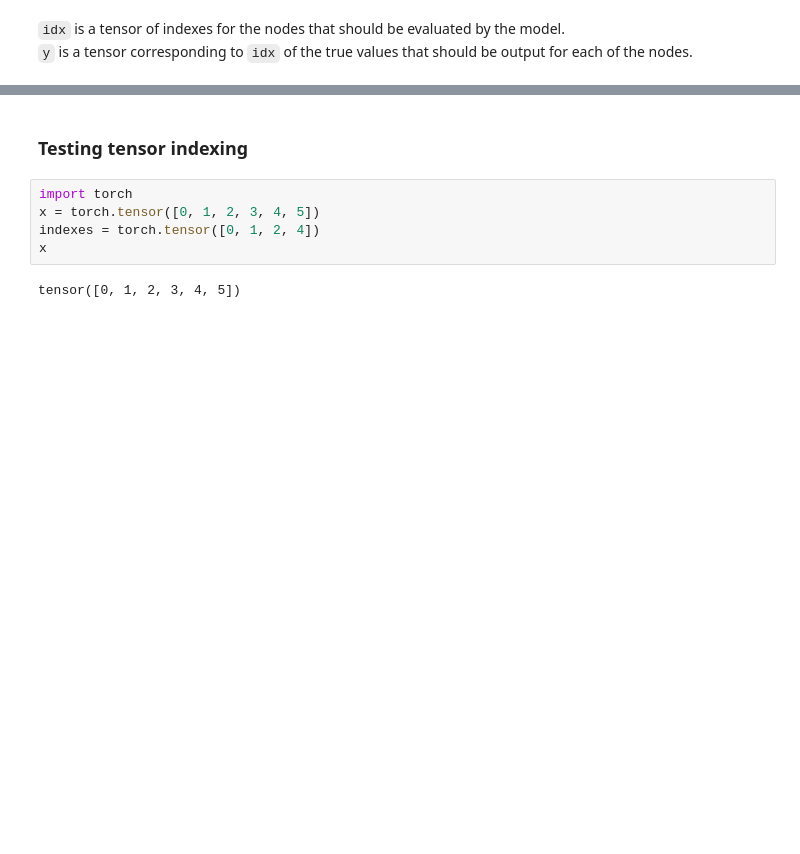
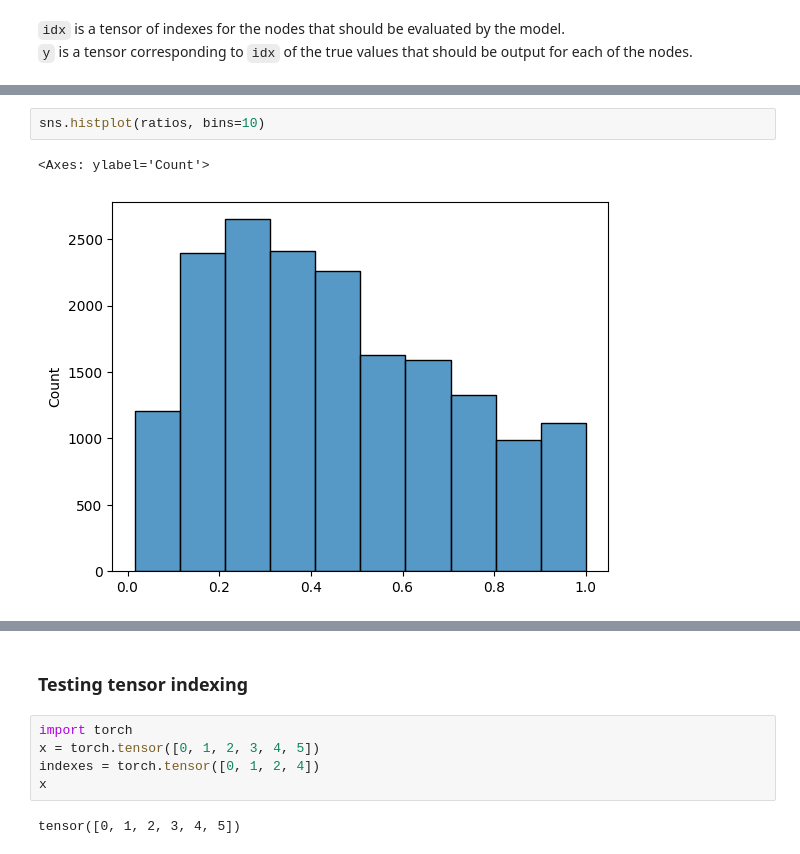
Before and after one commit to kamurani/phosphosite, a Jupyter notebook: notebooks/phosphosite_prediction/load_dataset.ipynb, the cells around one changed output, grey strips where cells are left out. Cells and saved outputs as stored; diff of their text form; blank space fills up the shorter version.

```diff
--- a/notebooks/phosphosite_prediction/load_dataset.ipynb
+++ b/notebooks/phosphosite_prediction/load_dataset.ipynb
@@ -188,0 +340,5 @@ indexes_dict
+# %%
+sns.histplot(ratios, bins=10)
+# %% [output]
+<Axes: ylabel='Count'>
+[figure, added]
```
Also changed, not shown: parts of 54 cells of this notebook, 5 other files.
